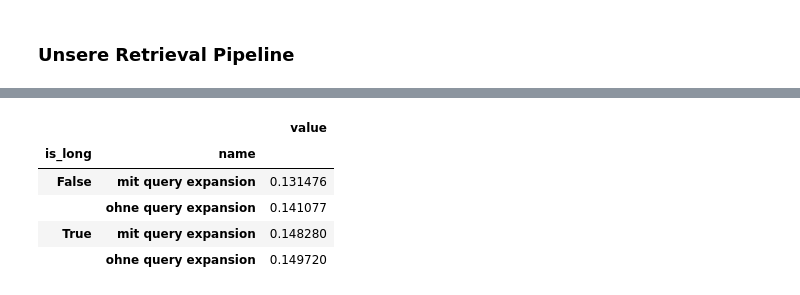
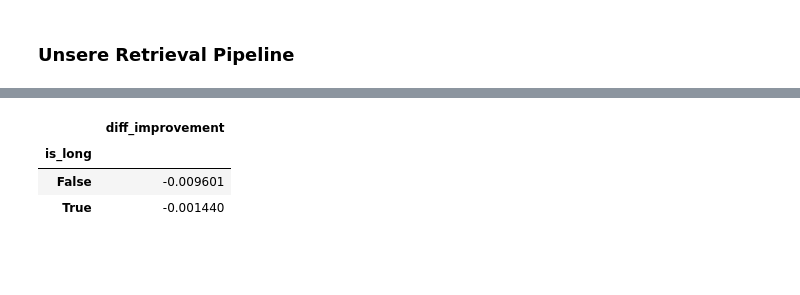
Before and after one commit to tira-io/ir-lab-jena-leipzig-wise-2023-geometric-tortoise, a Jupyter notebook: jupyter-notebook-submissions/hypothesentest.ipynb, the cells around one changed output, grey strips where cells are left out. Cells and saved outputs as stored; diff of their text form; code cells hidden in the pictures; blank space fills up the shorter version.

Commit message:
Rearranged stuff and implemented metrics

```diff
--- a/jupyter-notebook-submissions/hypothesentest.ipynb
+++ b/jupyter-notebook-submissions/hypothesentest.ipynb
@@ -98,8 +115,9 @@ else:
 # %%
-eval = pt.Experiment(
+# Experiment over all topics and the two pipelines
+experiment = pt.Experiment(
     [qe_pipeline, non_qe_pipeline],
     topics, data.get_qrels(),
     ["ndcg_cut_5"],
-    ["mit query expansion","ohne query expansion"],
+    ["mit QE", "ohne QE"],
     perquery=True
 )
@@ -107,0 +127,4 @@ eval = eval.merge(topics, on="qid")
+# %%
+# merge the topics with the results
+eval_all = experiment.merge(topics, on="qid")
+eval_all.head()
@@ -107,0 +138,10 @@ eval = eval.merge(topics, on="qid")
+# %%
+# combine the results of the two pipelines into one dataframe
+without_qe = eval_all[eval_all["name"] == "ohne QE"][["qid", "value"]]
+with_qe = eval_all[eval_all["name"] == "mit QE"][["qid", "value"]]
+
+eval = topics.copy()
+eval["ndcg_without_qe"] = eval["qid"].map(without_qe.set_index("qid")["value"])
+eval["ndcg_with_qe"] = eval["qid"].map(with_qe.set_index("qid")["value"])
+
+eval.head()
@@ -107,0 +155,6 @@ eval = eval.merge(topics, on="qid")
+# %%
+# calculate the improvement (TODO check if other metrics for improvement are better)
+eval["diff_improvement"] = eval["ndcg_with_qe"] - eval["ndcg_without_qe"]
+eval["prop_improvement"] = (eval["diff_improvement"] / eval["ndcg_without_qe"]).where(abs(eval["diff_improvement"]) >= 1e-9, 0.0)
+# using 0.0 instead of NaN if there is no improvement
+eval.head()
@@ -108,9 +175,8 @@ eval = eval.merge(topics, on="qid")
 # %%
-eval[["is_long","value","name"]].groupby(["is_long","name"]).mean()
+# average diff_improvement
+eval[["is_long", "diff_improvement"]].groupby("is_long").mean()
 # %% [output]
-|  |  | value |
-| is_long | name |  |
-| False | mit query expansion | 0.131476 |
-|  | ohne query expansion | 0.141077 |
-| True | mit query expansion | 0.148280 |
-|  | ohne query expansion | 0.149720 |
+|  | diff_improvement |
+| is_long |  |
+| False | -0.009601 |
+| True | -0.001440 |
```
Also changed, not shown: parts of 25 cells of this notebook.
